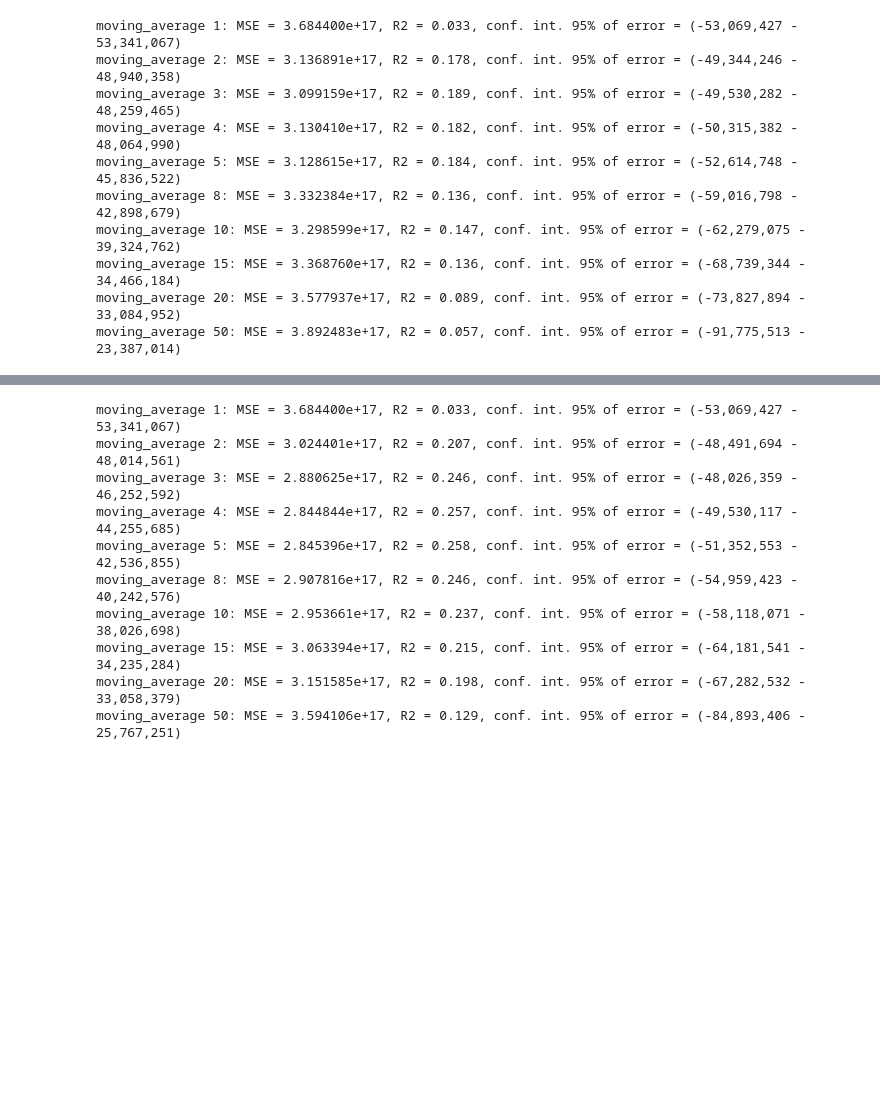
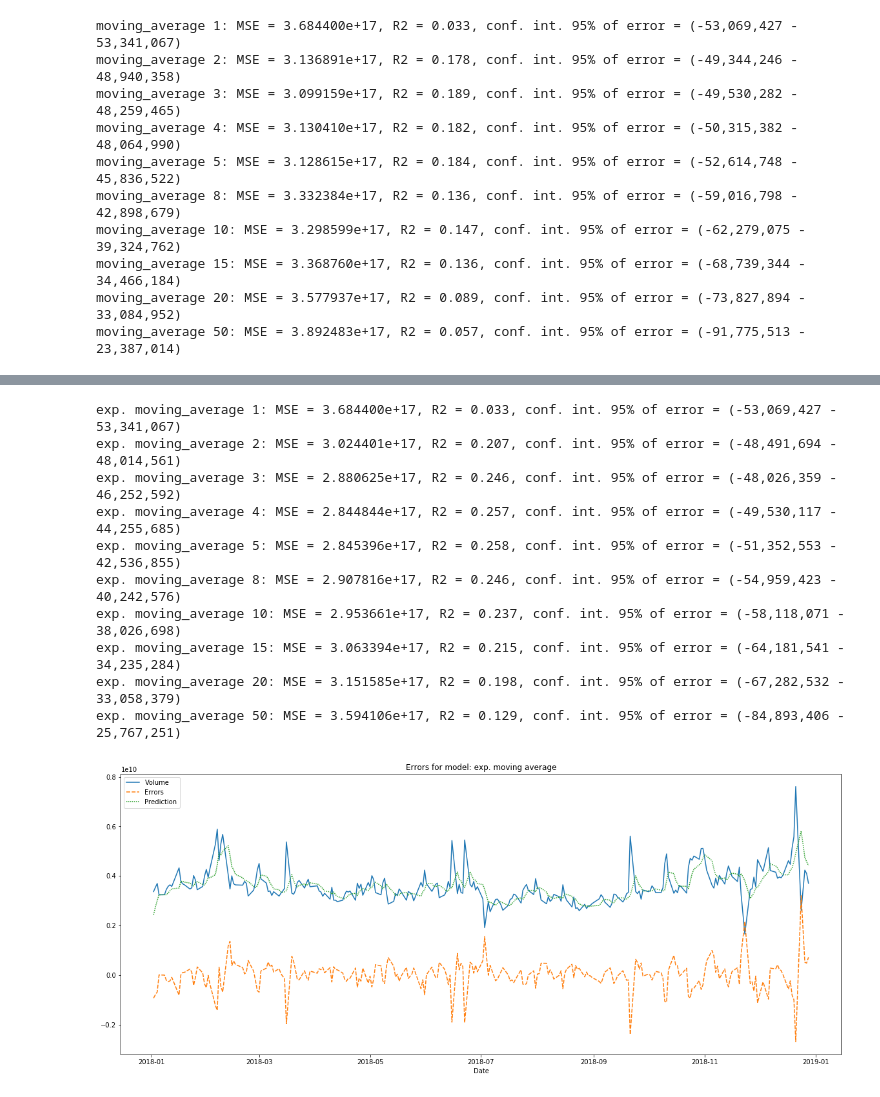
Before and after one commit to ludvik-martin/trade_volume_prediction, a Jupyter notebook: notebook/machine_learning.ipynb, the cells around one changed output, grey strips where cells are left out. Cells and saved outputs as stored; diff of their text form; code cells hidden in the pictures; blank space fills up the shorter version.

```diff
--- a/notebook/machine_learning.ipynb
+++ b/notebook/machine_learning.ipynb
@@ -78,7 +87,7 @@ def exp_moving_average_model(volume, n):
     return pred_volume
 # %%
 window_size = [1,2,3,4,5,8,10,15,20,50]
-exp_moving_average_result_list = [evaluator.evaluate("moving_average {}".format(n),
+exp_moving_average_result_list = [evaluator.evaluate("exp. moving_average {}".format(n),
         series_test_volume[n:],
         exp_moving_average_model(series_test_volume, n)[n:])
                                                  for n in window_size]
@@ -86,16 +95,20 @@ exp_moving_average_result_list = [evaluator.evaluate("moving_average {}".format(
 for result in exp_moving_average_result_list:
     print(result)
 # %% [output]
-moving_average 1: MSE = 3.684400e+17, R2 = 0.033, conf. int. 95% of error = (-53,069,427 - 53,341,067)
-moving_average 2: MSE = 3.024401e+17, R2 = 0.207, conf. int. 95% of error = (-48,491,694 - 48,014,561)
-moving_average 3: MSE = 2.880625e+17, R2 = 0.246, conf. int. 95% of error = (-48,026,359 - 46,252,592)
-moving_average 4: MSE = 2.844844e+17, R2 = 0.257, conf. int. 95% of error = (-49,530,117 - 44,255,685)
-moving_average 5: MSE = 2.845396e+17, R2 = 0.258, conf. int. 95% of error = (-51,352,553 - 42,536,855)
-moving_average 8: MSE = 2.907816e+17, R2 = 0.246, conf. int. 95% of error = (-54,959,423 - 40,242,576)
-moving_average 10: MSE = 2.953661e+17, R2 = 0.237, conf. int. 95% of error = (-58,118,071 - 38,026,698)
-moving_average 15: MSE = 3.063394e+17, R2 = 0.215, conf. int. 95% of error = (-64,181,541 - 34,235,284)
-moving_average 20: MSE = 3.151585e+17, R2 = 0.198, conf. int. 95% of error = (-67,282,532 - 33,058,379)
-moving_average 50: MSE = 3.594106e+17, R2 = 0.129, conf. int. 95% of error = (-84,893,406 - 25,767,251)
+exp. moving_average 1: MSE = 3.684400e+17, R2 = 0.033, conf. int. 95% of error = (-53,069,427 - 53,341,067)
+exp. moving_average 2: MSE = 3.024401e+17, R2 = 0.207, conf. int. 95% of error = (-48,491,694 - 48,014,561)
+exp. moving_average 3: MSE = 2.880625e+17, R2 = 0.246, conf. int. 95% of error = (-48,026,359 - 46,252,592)
+exp. moving_average 4: MSE = 2.844844e+17, R2 = 0.257, conf. int. 95% of error = (-49,530,117 - 44,255,685)
+exp. moving_average 5: MSE = 2.845396e+17, R2 = 0.258, conf. int. 95% of error = (-51,352,553 - 42,536,855)
+exp. moving_average 8: MSE = 2.907816e+17, R2 = 0.246, conf. int. 95% of error = (-54,959,423 - 40,242,576)
+exp. moving_average 10: MSE = 2.953661e+17, R2 = 0.237, conf. int. 95% of error = (-58,118,071 - 38,026,698)
+exp. moving_average 15: MSE = 3.063394e+17, R2 = 0.215, conf. int. 95% of error = (-64,181,541 - 34,235,284)
+exp. moving_average 20: MSE = 3.151585e+17, R2 = 0.198, conf. int. 95% of error = (-67,282,532 - 33,058,379)
+exp. moving_average 50: MSE = 3.594106e+17, R2 = 0.129, conf. int. 95% of error = (-84,893,406 - 25,767,251)
+# %%
+visialize_errors("exp. moving average", exp_moving_average_result_list[4].volume_true, exp_moving_average_result_list[4].errors)
+# %% [output]
+[figure, added]
 # %% [markdown]
 Exponential moving average again improves the score, with the best R2 score = **0.258** for window size = 5.
 
```
Also changed, not shown: parts of 20 cells of this notebook, 7 other files.
